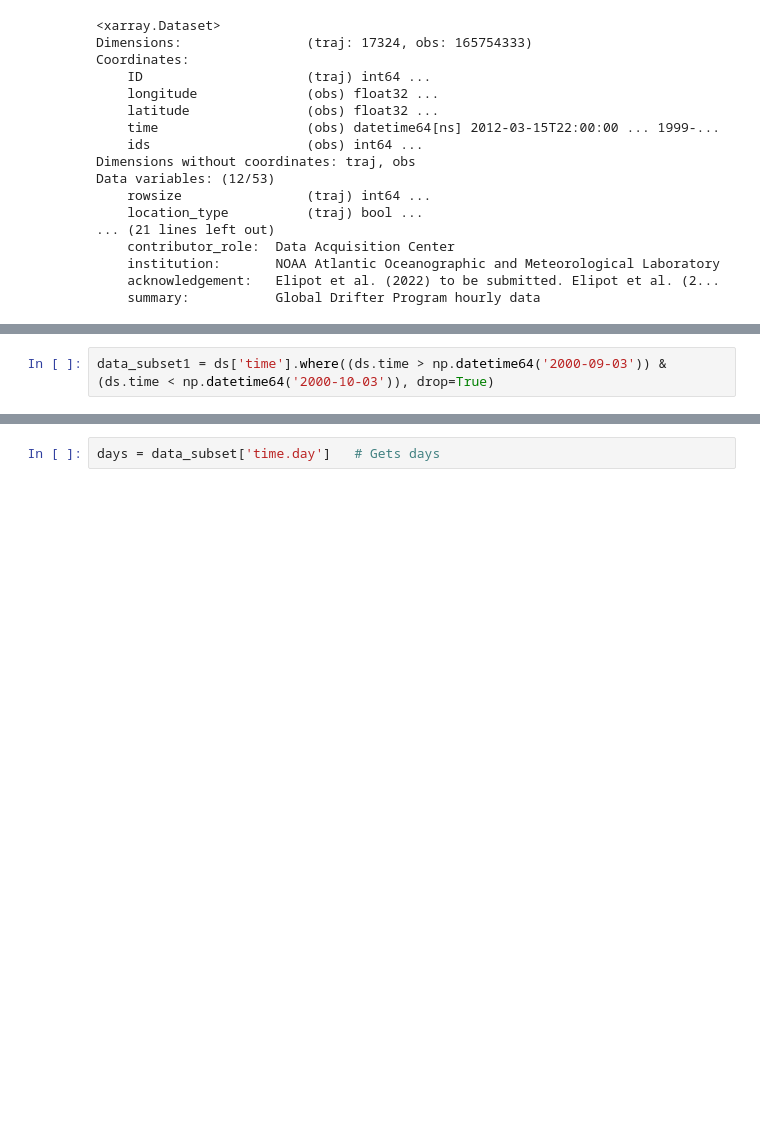
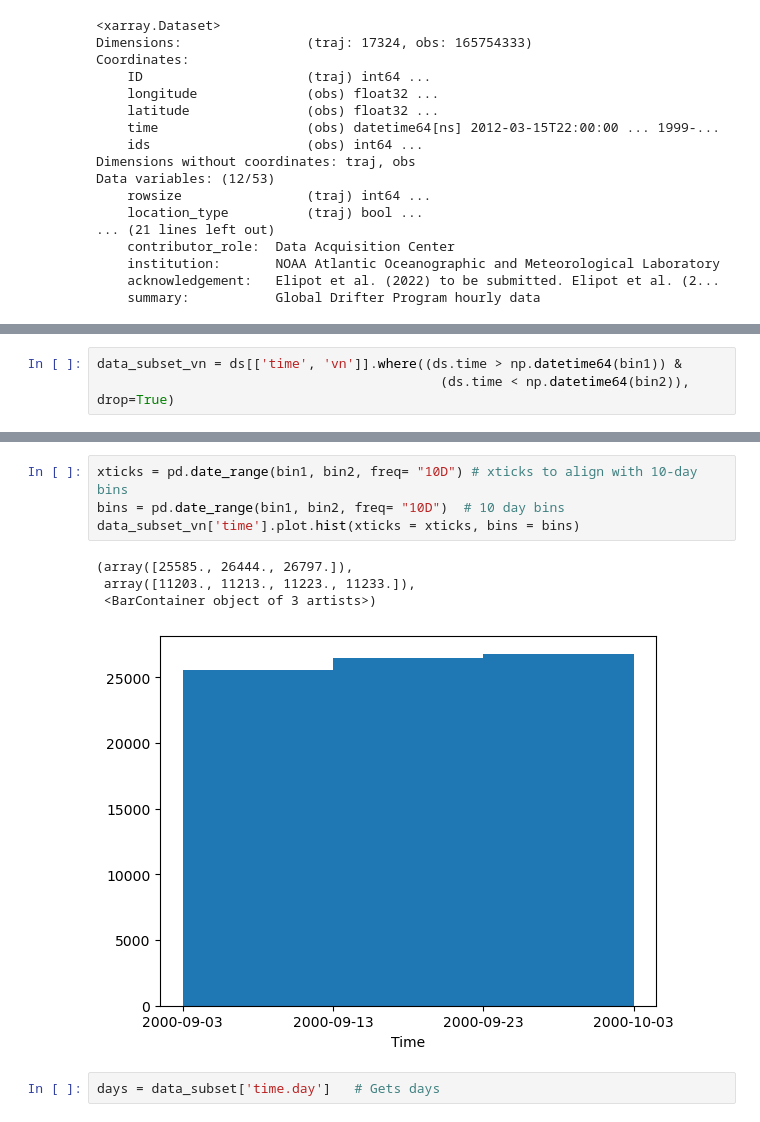
Before and after one commit to Eli8131/First_Project_SE, a Jupyter notebook: Histogram.ipynb, the cells around one changed output, grey strips where cells are left out. Cells and saved outputs as stored; diff of their text form; blank space fills up the shorter version.

```diff
--- a/Histogram.ipynb
+++ b/Histogram.ipynb
@@ -47,2 +85,3 @@ Data variables: (12/53)
 # %%
-data_subset1 = ds['time'].where((ds.time > np.datetime64('2000-09-03')) & (ds.time < np.datetime64('2000-10-03')), drop=True)
+data_subset_vn = ds[['time', 'vn']].where((ds.time > np.datetime64(bin1)) &
+                                            (ds.time < np.datetime64(bin2)), drop=True)
@@ -74,3 +88,12 @@ Coordinates:
+# %%
+xticks = pd.date_range(bin1, bin2, freq= "10D") # xticks to align with 10-day bins
+bins = pd.date_range(bin1, bin2, freq= "10D")  # 10 day bins
+data_subset_vn['time'].plot.hist(xticks = xticks, bins = bins)
+# %% [output]
+(array([25585., 26444., 26797.]),
+ array([11203., 11213., 11223., 11233.]),
+ <BarContainer object of 3 artists>)
+[figure, added]
 # %%
 days = data_subset['time.day']   # Gets days
 # %%
```
Also changed, not shown: parts of 10 cells of this notebook.
